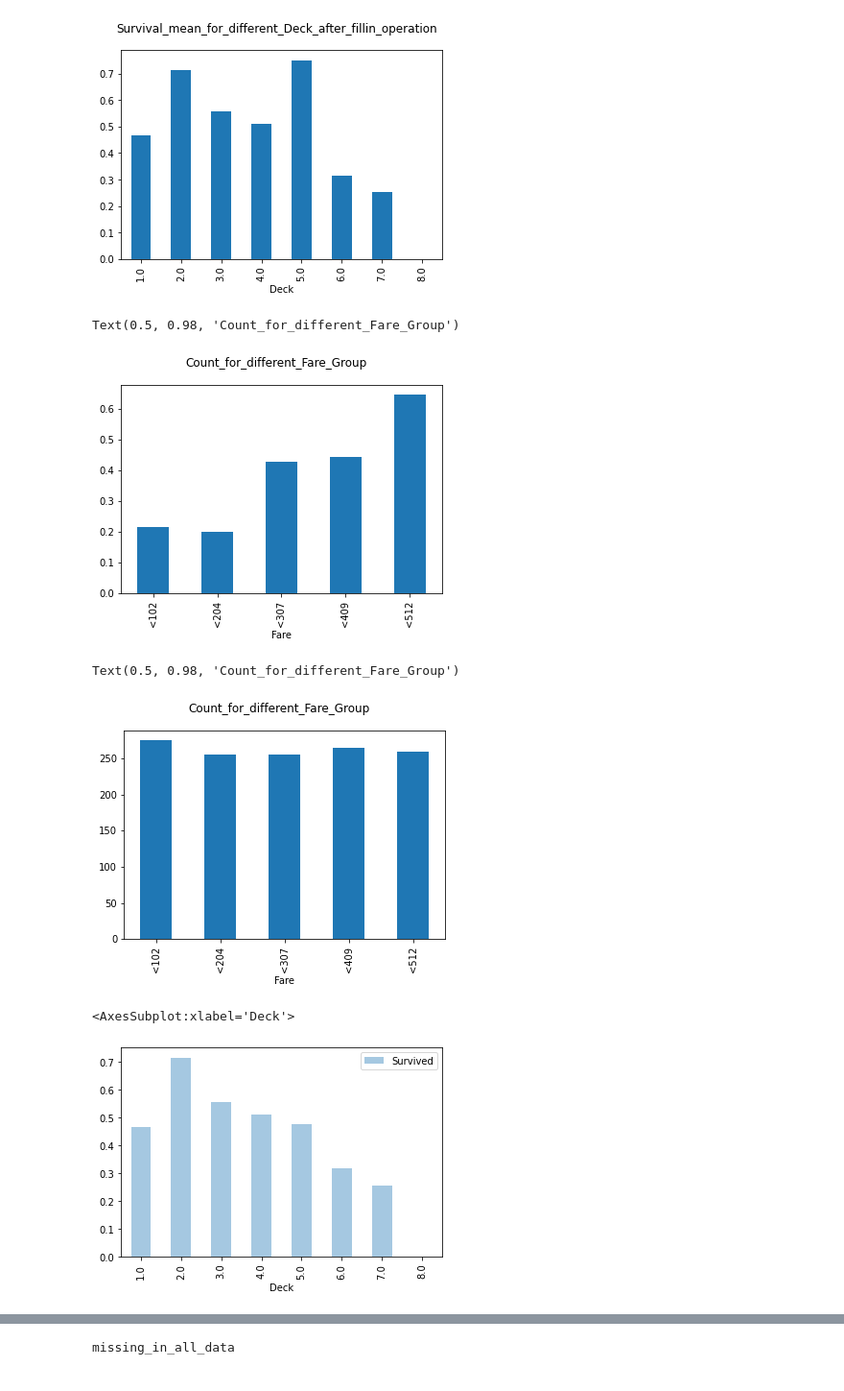
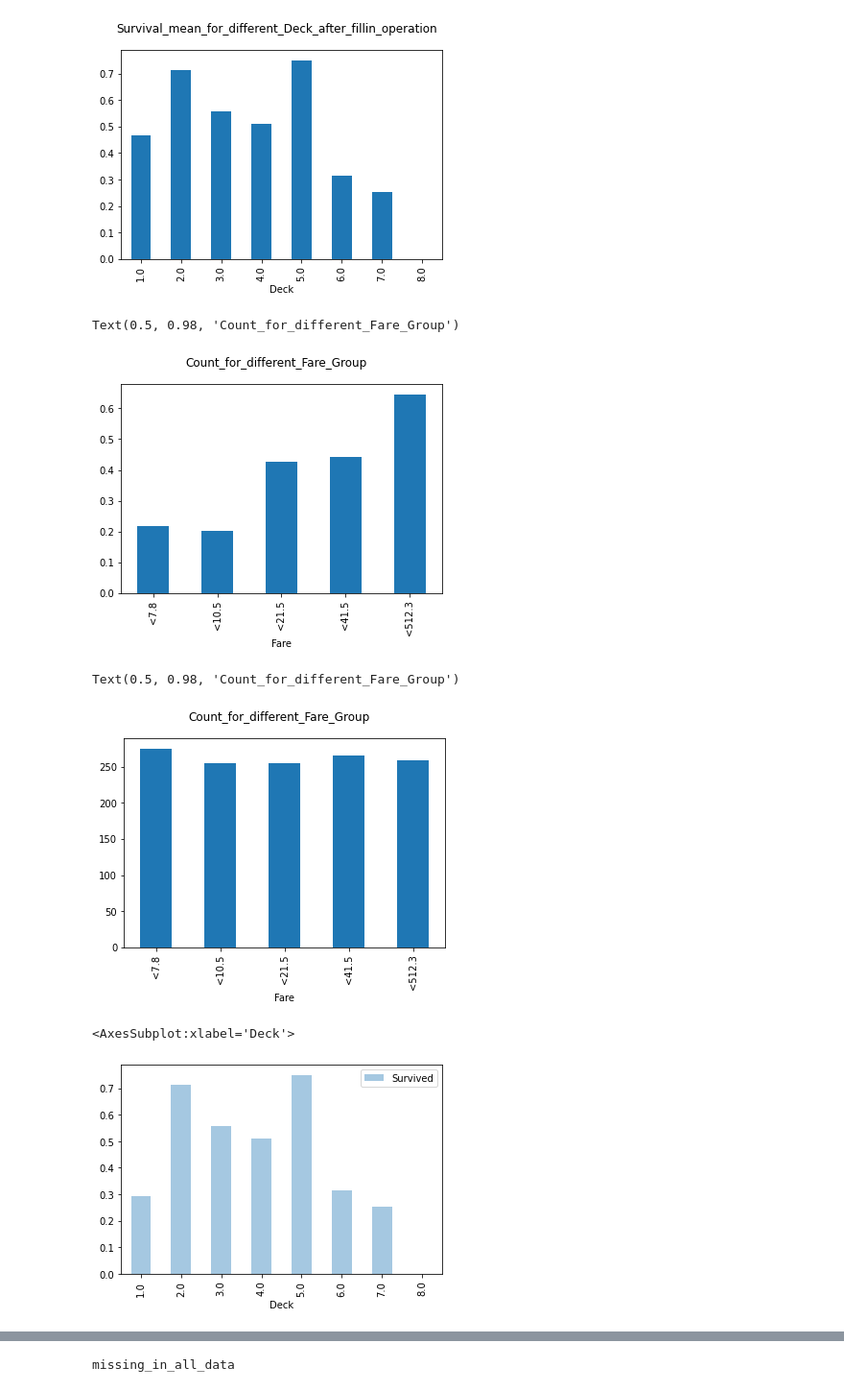
Before and after one commit to johnhhu2020/Kaggle-Machine-Learning-Feature-Engineering, a Jupyter notebook: 87%_Titanic_MachineLearning.ipynb, the cells around one changed output, grey strips where cells are left out. Shown at 96% size. Cells and saved outputs as stored; diff of their text form; code cells hidden in the pictures.

```diff
--- a/87%_Titanic_MachineLearning.ipynb
+++ b/87%_Titanic_MachineLearning.ipynb
@@ -374,7 +388,10 @@ Text(0.5, 0.98, 'Survival_mean_for_different_Deck')
 # %%
-############################################################################################################################# Groupby Pclass Fare
+#############################################################################################################################  Fare_bin????????????????????
 
-df_all['Fare']=pd.qcut(df_all['Fare'],5,labels=["<102","<204","<307","<409","<512"])
+#################################################################################################################################
+
+
+df_all['Fare']=pd.qcut(df_all['Fare'],5,labels=["<7.8","<10.5","<21.5","<41.5","<512.3"])
 ###JHU change the orignal ,labels=["<7.8","<10.5","<21.5","<41.5","<512.3"] to ,labels=["<102","<204","<307","<409","<512"]
 
 df_all.groupby('Fare')['Fare'].count().plot(kind='bar')
@@ -516,7 +544,7 @@ df_all.groupby('Fare')['Survived'].mean().plot(kind='bar')
 pl.suptitle('Count_for_different_Fare_Group')
 # %% [output]
 Text(0.5, 0.98, 'Count_for_different_Fare_Group')
-[figure, old version]
+[figure, new version]
 # %%
 ################################################################################################################################## Check if Deck 6 and 7 were low price ticket
 
@@ -524,20 +552,20 @@ df_all.groupby('Fare')['Fare'].count().plot(kind='bar')
 pl.suptitle('Count_for_different_Fare_Group')
 # %% [output]
 Text(0.5, 0.98, 'Count_for_different_Fare_Group')
-[figure, old version]
+[figure, new version]
 # %%
 ##################################################################################################################################
 
 ###JHU
 
 
-df_all['Deck'] = df_all['Deck'].fillna(5)
+df_all['Deck'] = df_all['Deck'].fillna(1)
 
 
 df_all.groupby('Deck')['Survived'].mean().plot(kind='bar',alpha=0.4,legend=True)
 # %% [output]
 <AxesSubplot:xlabel='Deck'>
-[figure, old version]
+[figure, new version]
 # %%
 ##################################################################################################################################
 
```
Also changed, not shown: parts of 39 cells of this notebook.
